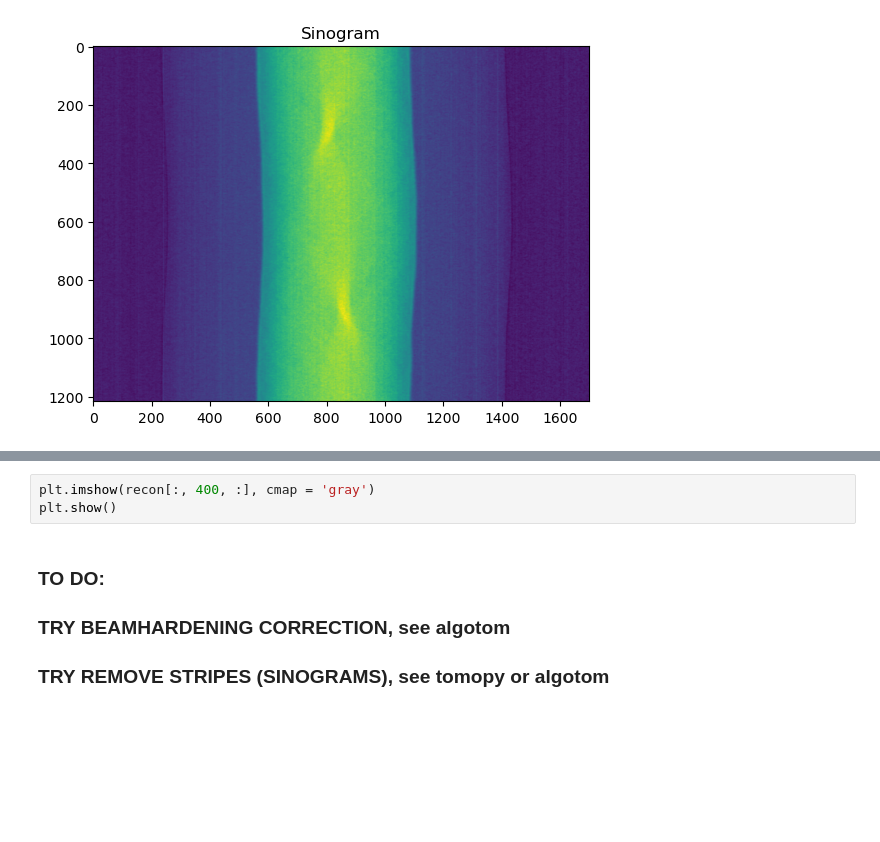
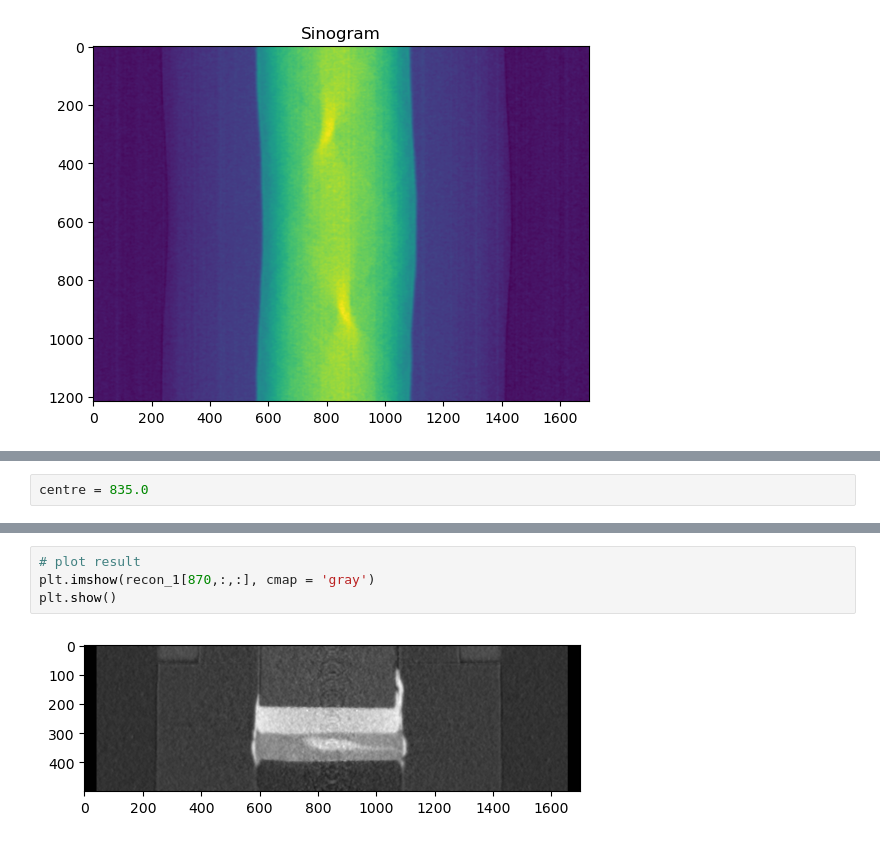
Before and after one commit to MaPhewJ/EIL_image_processing, a Jupyter notebook: recon_4_scott.ipynb, the cells around one changed output, grey strips where cells are left out. Saved outputs shown, nothing was run; the diff lists cells and outputs as text; blank space fills up the shorter version.

```diff
--- a/recon_4_scott.ipynb
+++ b/recon_4_scott.ipynb
@@ -98 +109,3 @@ centre = 832.0
+# %%
+centre = 835.0
 # %% [markdown]
@@ -106,9 +117,6 @@ INFO:tomopy.recon.algorithm:Reconstructing 24 slice groups with 24 master thread
 # %%
-plt.imshow(recon[:, 400, :], cmap = 'gray')
+# plot result
+plt.imshow(recon_1[870,:,:], cmap = 'gray')
 plt.show()
+# %% [output]
+[figure, added]
-# %% [markdown]
-### TO DO:
-
-### TRY BEAMHARDENING CORRECTION, see algotom
-
-### TRY REMOVE STRIPES (SINOGRAMS), see tomopy or algotom
```
Also changed, not shown: parts of 13 cells of this notebook.
